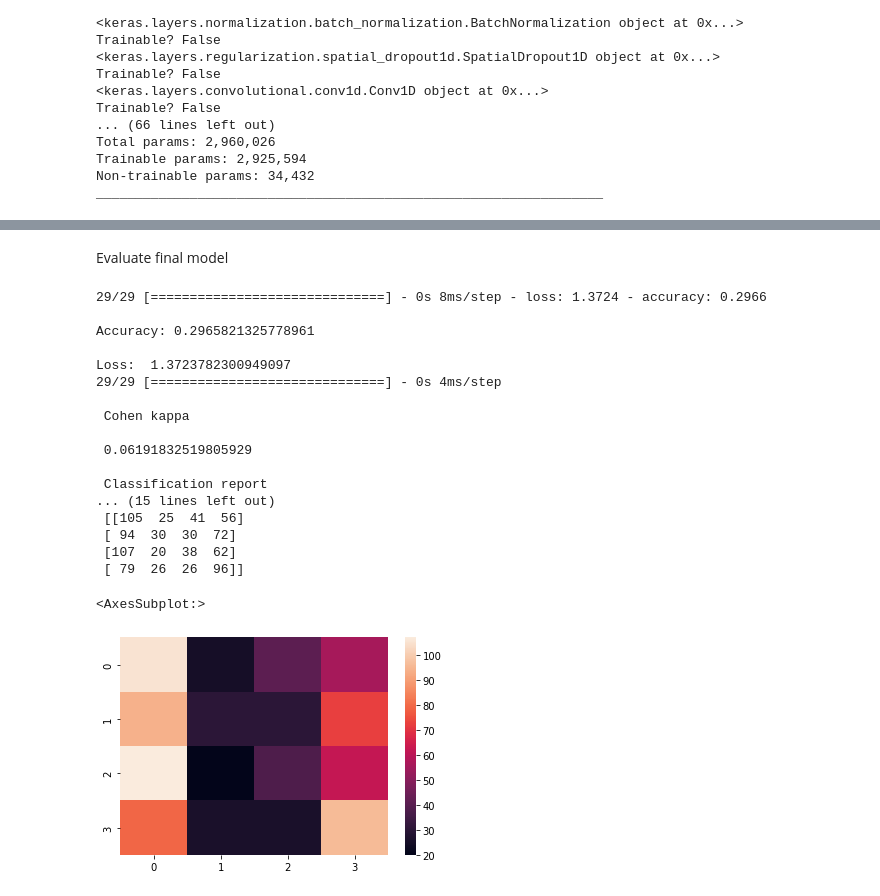
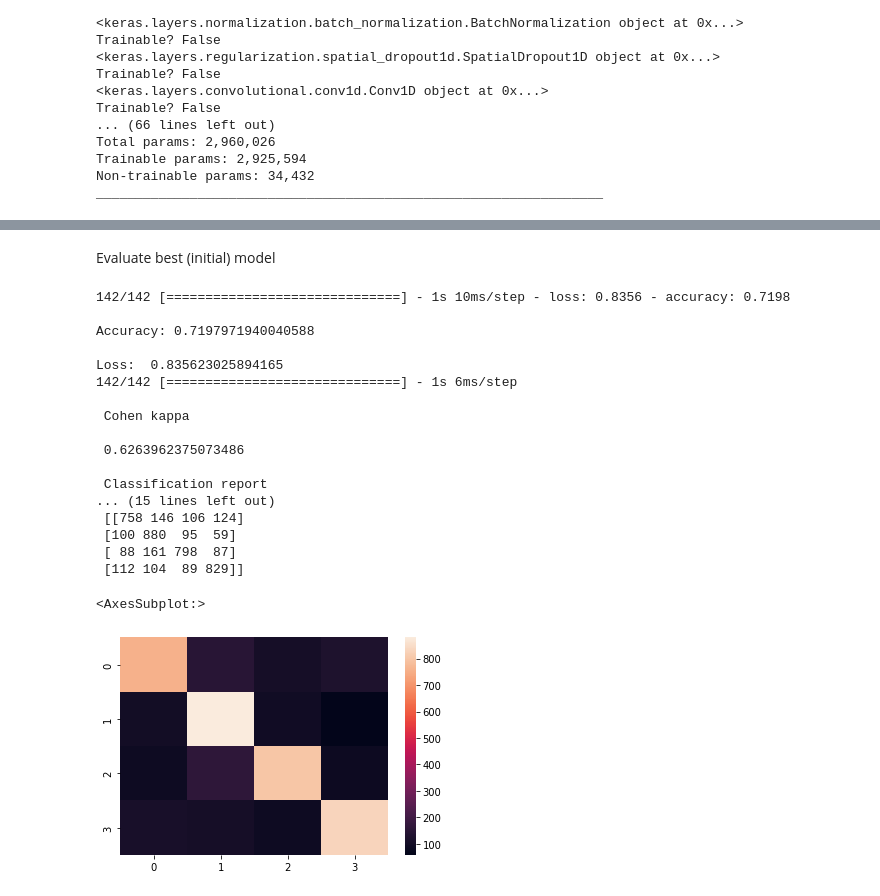
Before and after one commit to James-Mc1ntyre/DeepLearningProject, a Jupyter notebook: DeepLearningProject.ipynb, the cells around one changed output, grey strips where cells are left out. Drawn from its saved outputs; the diff is of its cells as text; code cells hidden in the pictures.

```diff
--- a/DeepLearningProject.ipynb
+++ b/DeepLearningProject.ipynb
@@ -25,14 +25,14 @@ Load saved epochs and labels from preprocessing step
 filepath = os.getcwd()
 
 data = np.load(filepath + '\\Data_For_James\\preprocessedOnlineDataset_EpochsAndLabels.npz')
-x_train = data['training_epochs']
+x_train = np.transpose(data['training_epochs'],axes=[0,2,1])
+x_test = np.transpose(data['testing_epochs'],axes=[0,2,1])
 y_train = data['training_labels']
-x_test = data['testing_epochs']
 y_test = data['testing_labels']
 # %% [markdown]
 Create one-hot encoding for labels
 # %%
-lb = LabelBinarizer().fit(["Right", "Left", "Rest", "Tongue"])
+lb = LabelBinarizer().fit(["Right", "Left", "Feet", "Tongue"])
 
 y_test_valid_OH = lb.transform(y_test)
 y_train_OH = lb.transform(y_train)
@@ -679,12 +711,12 @@ fig.legend(['accuracy','val_accuracy','loss','val_loss'])
 # %% [markdown]
-Evaluate final model
+Evaluate best (initial) model
 # %%
-testLoss, testAcc = trainedModel_newLayers.evaluate(x_valid_reshaped, y_valid_OH)
+testLoss, testAcc = model.evaluate(x_valid_reshaped, y_valid_OH)
 print('\nAccuracy:', testAcc)
 print('\nLoss: ', testLoss)
 
 from sklearn.metrics import classification_report, confusion_matrix, cohen_kappa_score
-yPred = trainedModel_newLayers.predict(x_valid_reshaped)
+yPred = model.predict(x_valid_reshaped)
 
 # convert from one hot encode in string
 yTestClass = np.argmax(y_valid_OH, axis=1)
@@ -699,41 +731,41 @@ print('\n Cohen kappa \n\n',
 
 print('\n Classification report \n\n',
   classification_report(
       yTestClass,
       yPredClass,
-       target_names=["Right", "Left", "Rest", "Tongue"]
+       target_names=["Right", "Left", "Feet", "tongue"]
       )
   )
 
 print('\n Confusion matrix \n\n',
   confusion_matrix(
       yTestClass,
       yPredClass,
       )
   )
 
 import seaborn as sns
 sns.heatmap(confusion_matrix(
       yTestClass,
       yPredClass,
       ))
 # %% [output]
-29/29 [==============================] - 0s 8ms/step - loss: 1.3724 - accuracy: 0.2966
+142/142 [==============================] - 1s 10ms/step - loss: 0.8356 - accuracy: 0.7198
 
-Accuracy: 0.2965821325778961
+Accuracy: 0.7197971940040588
 
-Loss:  1.3723782300949097
-29/29 [==============================] - 0s 4ms/step
+Loss:  0.835623025894165
+142/142 [==============================] - 1s 6ms/step
 
  Cohen kappa
 
- 0.06191832519805929
+ 0.6263962375073486
 
  Classification report
 ... (15 lines left out)
- [[105  25  41  56]
- [ 94  30  30  72]
- [107  20  38  62]
- [ 79  26  26  96]]
+ [[758 146 106 124]
+ [100 880  95  59]
+ [ 88 161 798  87]
+ [112 104  89 829]]
 <AxesSubplot:>
-[figure, old version]
+[figure, new version]
```
Also changed, not shown: parts of 17 cells of this notebook, 1 other file.
